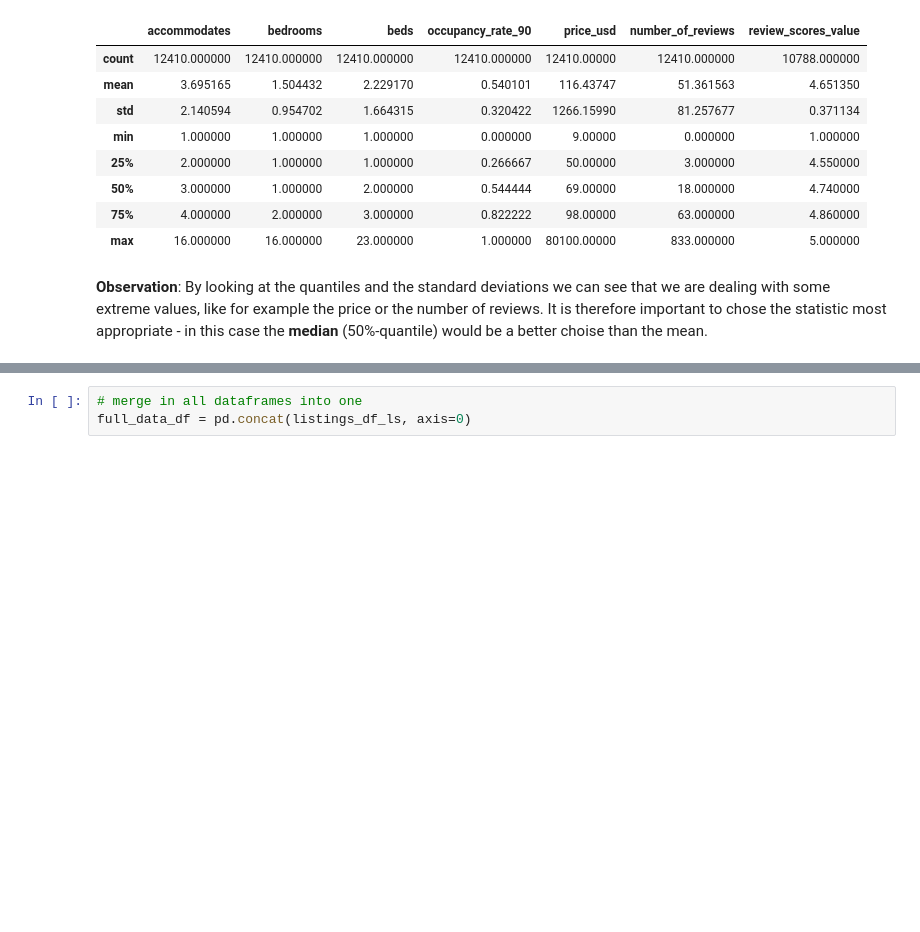
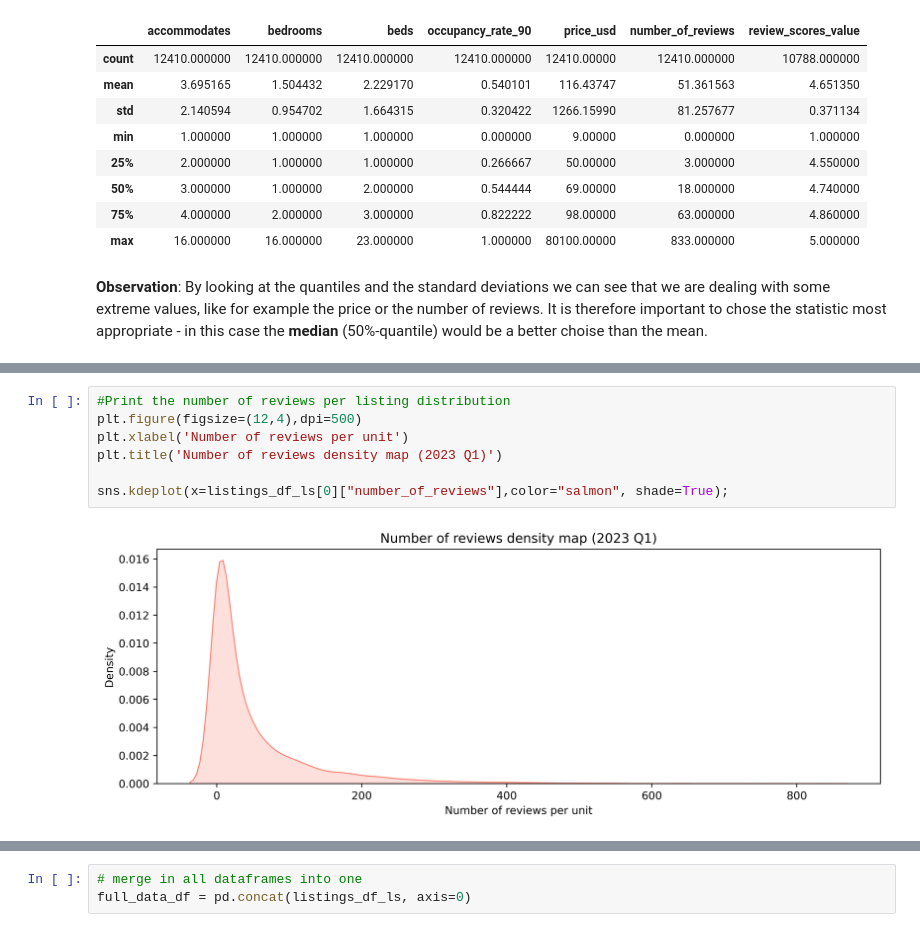
Before and after one commit to bruno-f7s/portfolio, a Jupyter notebook: airbnb-porto-2023/airbnb-porto-2023-eda.ipynb, the cells around one changed output, grey strips where cells are left out. Drawn from its saved outputs; the diff is of its cells as text; blank space fills up the shorter version.

```diff
--- a/airbnb-porto-2023/airbnb-porto-2023-eda.ipynb
+++ b/airbnb-porto-2023/airbnb-porto-2023-eda.ipynb
@@ -399,0 +439,9 @@ __Observation__: By looking at the quantiles and the standard deviations we can
+# %%
+#Print the number of reviews per listing distribution
+plt.figure(figsize=(12,4),dpi=500)
+plt.xlabel('Number of reviews per unit')
+plt.title('Number of reviews density map (2023 Q1)')
+
+sns.kdeplot(x=listings_df_ls[0]["number_of_reviews"],color="salmon", shade=True);
+# %% [output]
+[figure, added]
```
Also changed, not shown: parts of 50 cells of this notebook.
